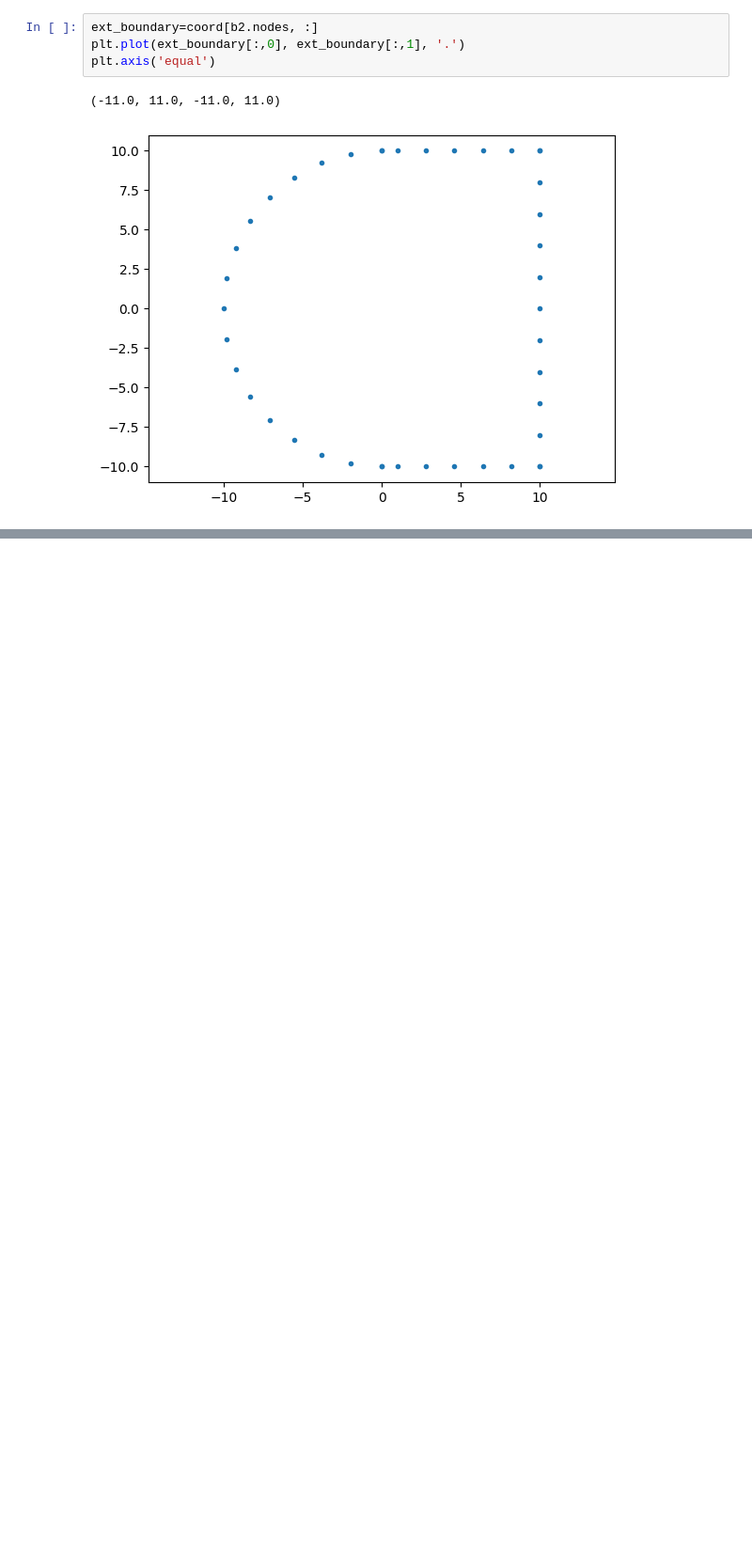
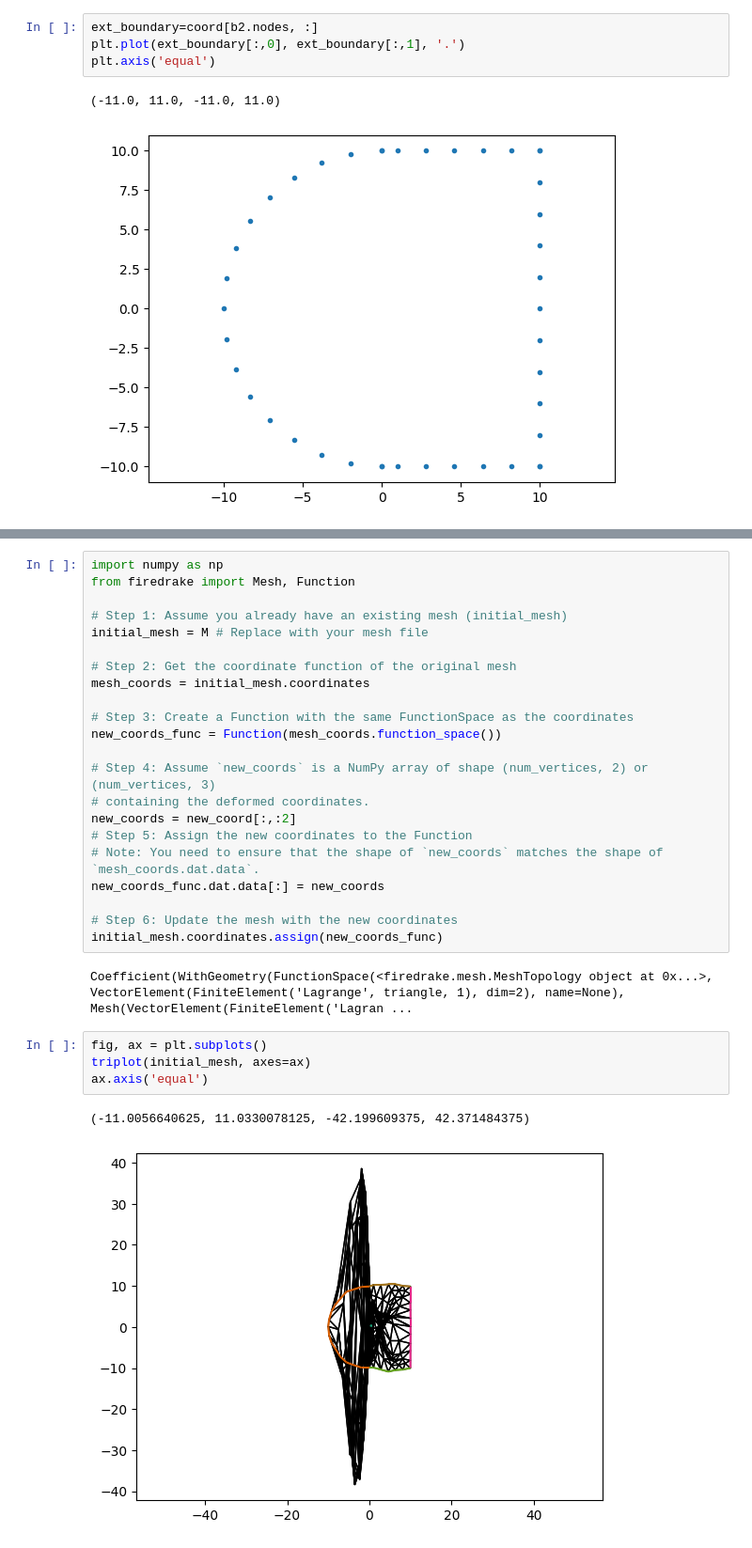
Before and after one commit to gupo33/ProgettoNAPDE, a Jupyter notebook: Progetto Napde.ipynb, the cells around one changed output, grey strips where cells are left out. Shown at 94% size. Drawn from its saved outputs; the diff is of its cells as text; blank space fills up the shorter version.

Commit message:
Prova deformazione mesh
è un esperimento, poco elegante come codice ma sembra essere ok

```diff
--- a/Progetto Napde.ipynb
+++ b/Progetto Napde.ipynb
@@ -464,0 +529,31 @@ plt.axis('equal')
+# %%
+import numpy as np
+from firedrake import Mesh, Function
+
+# Step 1: Assume you already have an existing mesh (initial_mesh)
+initial_mesh = M # Replace with your mesh file
+
+# Step 2: Get the coordinate function of the original mesh
+mesh_coords = initial_mesh.coordinates
+
+# Step 3: Create a Function with the same FunctionSpace as the coordinates
+new_coords_func = Function(mesh_coords.function_space())
+
+# Step 4: Assume `new_coords` is a NumPy array of shape (num_vertices, 2) or (num_vertices, 3)
+# containing the deformed coordinates.
+new_coords = new_coord[:,:2]
+# Step 5: Assign the new coordinates to the Function
+# Note: You need to ensure that the shape of `new_coords` matches the shape of `mesh_coords.dat.data`.
+new_coords_func.dat.data[:] = new_coords
+
+# Step 6: Update the mesh with the new coordinates
+initial_mesh.coordinates.assign(new_coords_func)
+# %% [output]
+Coefficient(WithGeometry(FunctionSpace(<firedrake.mesh.MeshTopology object at 0x...>, VectorElement(FiniteElement('Lagrange', triangle, 1), dim=2), name=None), Mesh(VectorElement(FiniteElement('Lagran ...
+# %%
+fig, ax = plt.subplots()
+triplot(initial_mesh, axes=ax)
+ax.axis('equal')
+# %% [output]
+(-11.0056640625, 11.0330078125, -42.199609375, 42.371484375)
+[figure, added]
```
Also changed, not shown: parts of 15 cells of this notebook, 2 other files.
